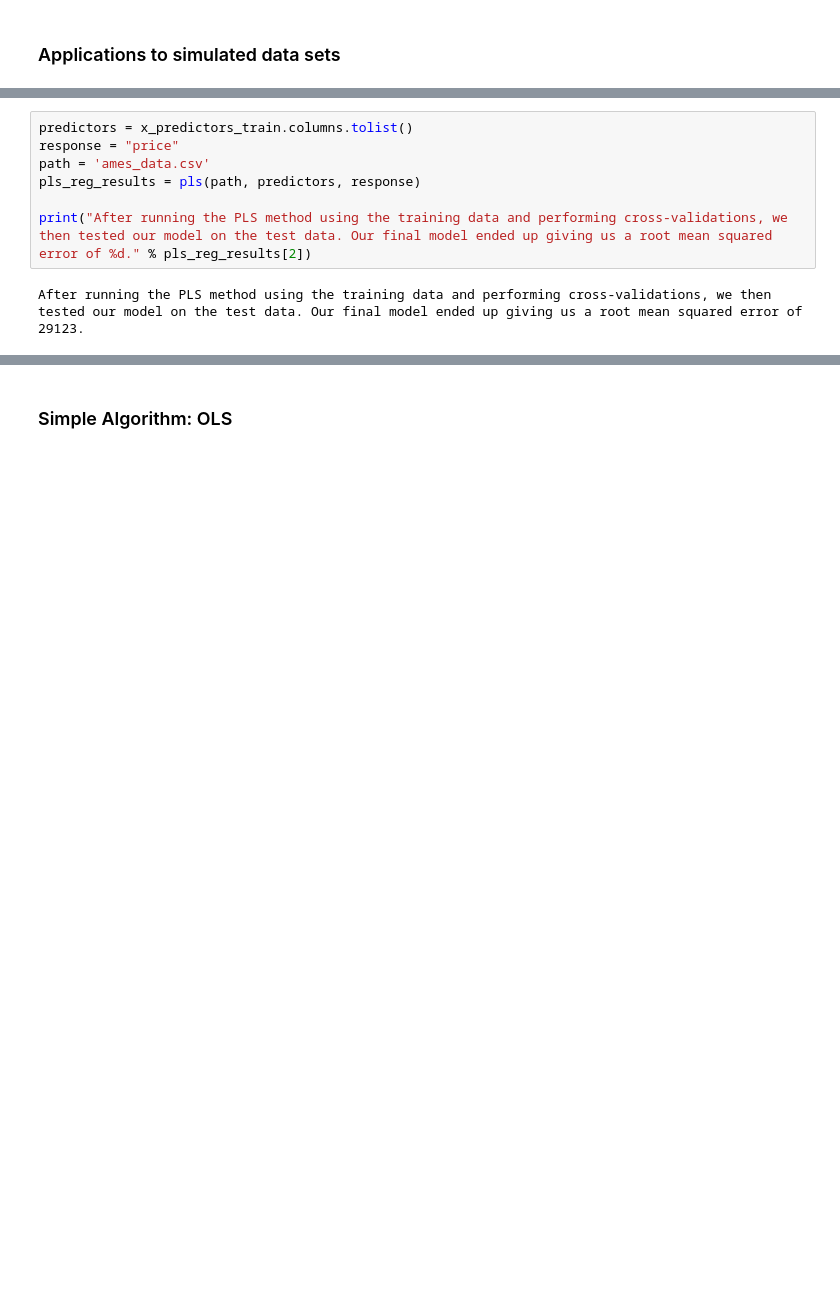
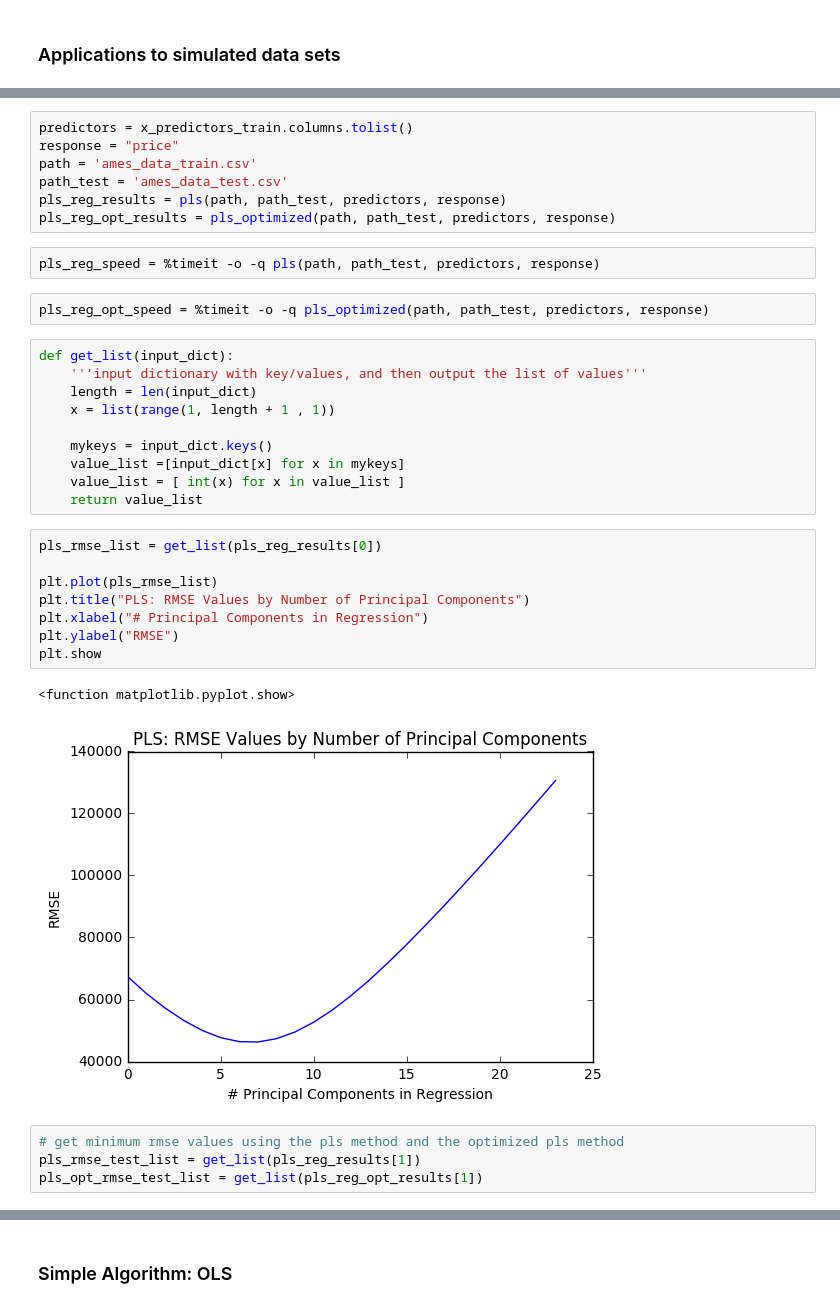
Before and after one commit to cdek11/663---PLS-Report, a Jupyter notebook: Final_Project.ipynb, the cells around one changed output, grey strips where cells are left out. Saved outputs shown, nothing was run; the diff lists cells and outputs as text; blank space fills up the shorter version.

```diff
--- a/Final_Project.ipynb
+++ b/Final_Project.ipynb
@@ -172,12 +427,39 @@ In the paper we selected, the authors don’t include real-world examples with d
 We decided to use this dataset because it contains many correlated variables, some of which have very similar meanings. For example, the dataset includes the variables Garage.qual and Garage.cond, both of which can take on values of: Ex (excellent), Gd (good), TA (typical/average), Fa (fair), Po (Poor), or NA (no garage). Additionally, since there are so many different factor/categorical variables in the dataset, the total number of predictors becomes 288 when trying to estimate a coefficient for each level. Since these characteristics play into the strength of the PLS method, PLS method is beneficial
 
 With this data, we were trying to predict a home’s price based on its attributes. The limitations of the data, including the number of predictors and collinearity, suggest that the PLS method will be beneficial for predictions and accuracy.
-# %%
-predictors = x_predictors_train.columns.tolist()
-response = "price"
-path = 'ames_data.csv'
-pls_reg_results = pls(path, predictors, response)
-
-print("After running the PLS method using the training data and performing cross-validations, we then tested our model on the test data. Our final model ended up giving us a root mean squared error of %d." % pls_reg_results[2])
-# %% [output]
-After running the PLS method using the training data and performing cross-validations, we then tested our model on the test data. Our final model ended up giving us a root mean squared error of 29123.
+# %%
+predictors = x_predictors_train.columns.tolist()
+response = "price"
+path = 'ames_data_train.csv'
+path_test = 'ames_data_test.csv'
+pls_reg_results = pls(path, path_test, predictors, response)
+pls_reg_opt_results = pls_optimized(path, path_test, predictors, response)
+# %%
+pls_reg_speed = %timeit -o -q pls(path, path_test, predictors, response)
+# %%
+pls_reg_opt_speed = %timeit -o -q pls_optimized(path, path_test, predictors, response)
+# %%
+def get_list(input_dict):
+    '''input dictionary with key/values, and then output the list of values'''
+    length = len(input_dict)
+    x = list(range(1, length + 1 , 1))
+
+    mykeys = input_dict.keys()
+    value_list =[input_dict[x] for x in mykeys]
+    value_list = [ int(x) for x in value_list ]
+    return value_list
+# %%
+pls_rmse_list = get_list(pls_reg_results[0])
+
+plt.plot(pls_rmse_list)
+plt.title("PLS: RMSE Values by Number of Principal Components")
+plt.xlabel("# Principal Components in Regression")
+plt.ylabel("RMSE")
+plt.show
+# %% [output]
+<function matplotlib.pyplot.show>
+[figure, added]
+# %%
+# get minimum rmse values using the pls method and the optimized pls method
+pls_rmse_test_list = get_list(pls_reg_results[1])
+pls_opt_rmse_test_list = get_list(pls_reg_opt_results[1])
```
Also changed, not shown: parts of 25 cells of this notebook.
